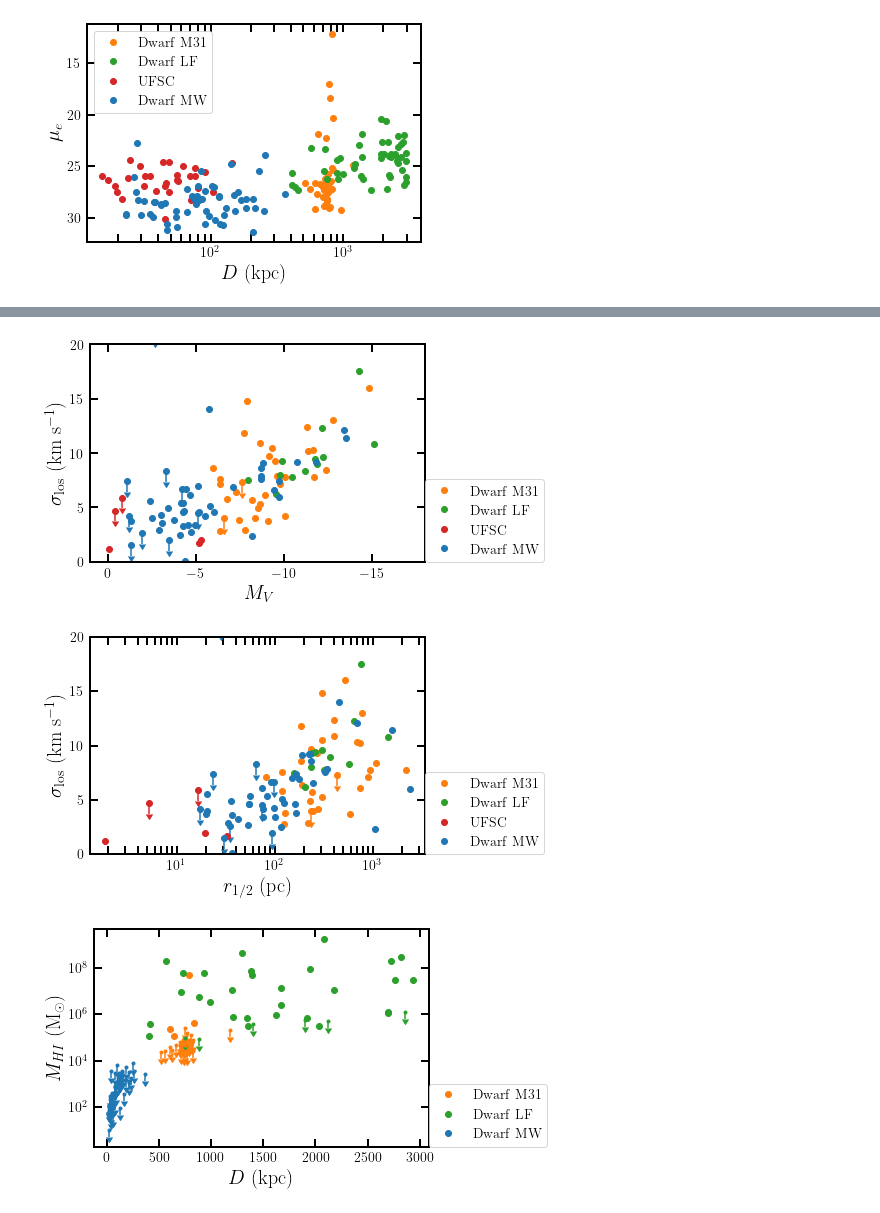
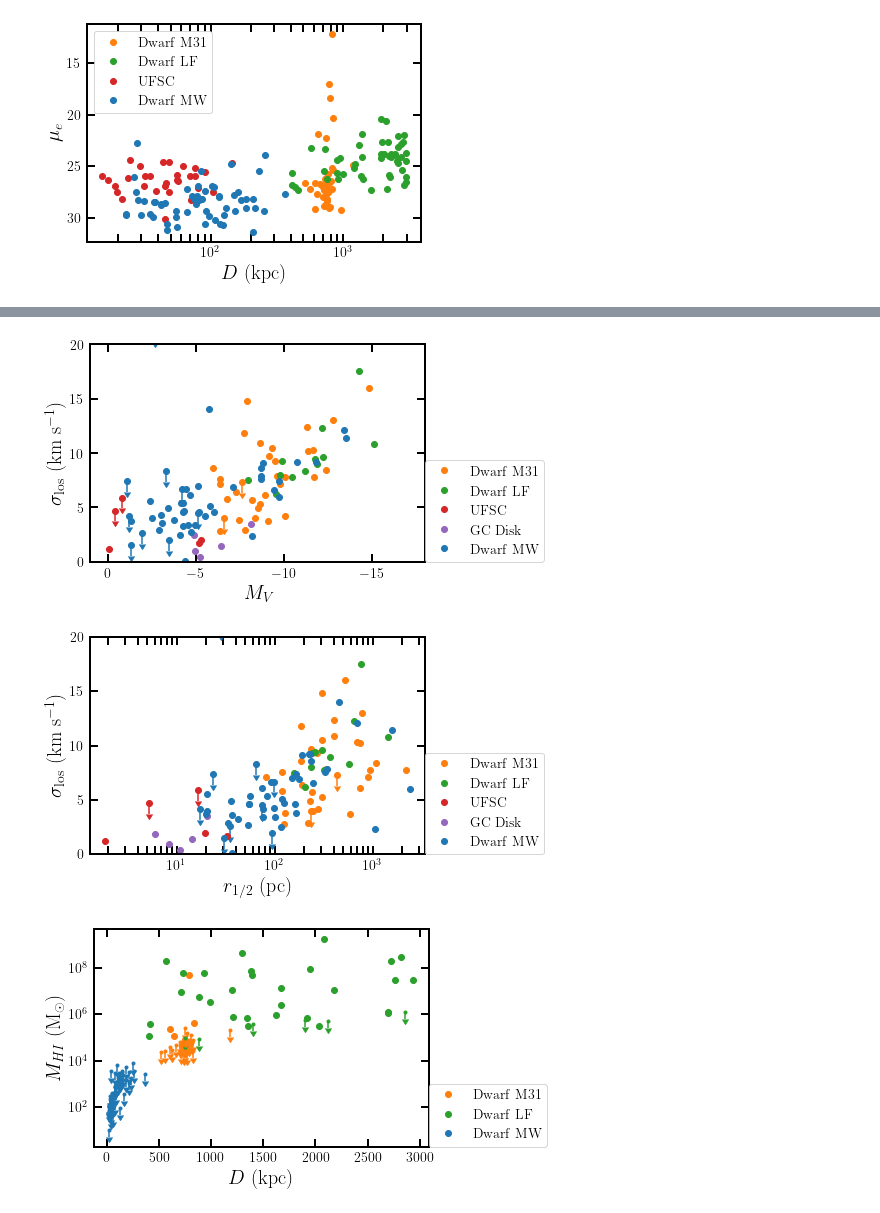
Before and after one commit to apace7/local_volume_database, a Jupyter notebook: example_notebooks/example_plots.ipynb, the cells around one changed output, grey strips where cells are left out. Drawn from its saved outputs; the diff is of its cells as text; code cells hidden in the pictures.

```diff
--- a/example_notebooks/example_plots.ipynb
+++ b/example_notebooks/example_plots.ipynb
@@ -30,3 +31,4 @@ dsph_mw = table.Table.read('../data/dwarf_mw.csv')
 dsph_m31 = table.Table.read('../data/dwarf_m31.csv')
 dsph_lf = table.Table.read('../data/dwarf_local_field.csv')
 ufsc = table.Table.read('../data/gc_ufsc.csv')
+gc_disk = table.Table.read('../data/gc_disk.csv')
@@ -122,31 +134,35 @@ plt.show()
 # %%
 ## MV vs velocity dispersion
 plt.errorbar(dsph_mw['MV'], dsph_mw['vlos_sigma'], fmt='o', label=r'${\rm Dwarf~MW}$', )
-plt.errorbar(dsph_mw['MV'], dsph_mw['vlos_sigma_ul'], fmt='o', yerr=1, uplims=True, c='tab:blue' )
+
+plt.errorbar(dsph_mw['MV'], dsph_mw['vlos_sigma_ul'], fmt='o', yerr=np.ones(len(dsph_mw)), uplims=True, c='tab:blue' )
 plt.plot(dsph_m31['MV'], dsph_m31['vlos_sigma'], 'o', label=r'${\rm Dwarf~M31}$')
-plt.errorbar(dsph_m31['MV'], dsph_m31['vlos_sigma_ul'], fmt='o', yerr=1, uplims=True, c='tab:orange' )
+plt.errorbar(dsph_m31['MV'], dsph_m31['vlos_sigma_ul'], fmt='o', yerr=np.ones(len(dsph_m31)), uplims=True, c='tab:orange' )
 plt.plot(dsph_lf['MV'],dsph_lf['vlos_sigma'], 'o', label=r'${\rm Dwarf~LF}$')
 plt.plot(ufsc['MV'], ufsc['vlos_sigma'], 'o',label=r'${\rm UFSC}$')
-plt.errorbar(ufsc['MV'], ufsc['vlos_sigma_ul'], fmt='o', yerr=1, uplims=True, c='tab:red' )
+plt.errorbar(ufsc['MV'], ufsc['vlos_sigma_ul'], fmt='o', yerr=np.ones(len(ufsc)), uplims=True, c='tab:red' )
+plt.plot(gc_disk['MV'], gc_disk['vlos_sigma'], 'o',label=r'${\rm GC~Disk}$')
+
 # plt.gca().set_xscale('log')
 plt.gca().invert_xaxis()
 plt.gca().set_ylabel(r'$\sigma_{\rm los}~({\rm km~s^{-1}})$')
 plt.gca().set_xlabel(r'$M_V$')
 plt.legend(loc=(1,0))
 plt.xlim(1, -18)
 plt.ylim(0, 20)
 plt.show()
 # %% [output]
-[figure, old version]
+[figure, new version]
 # %%
 ## size vs velocity dispersion
 plt.errorbar(dsph_mw['rhalf_sph_physical'], dsph_mw['vlos_sigma'], fmt='o', label=r'${\rm Dwarf~MW}$', )
-plt.errorbar(dsph_mw['rhalf_sph_physical'], dsph_mw['vlos_sigma_ul'], fmt='o', yerr=1, uplims=True, c='tab:blue' )
+plt.errorbar(dsph_mw['rhalf_sph_physical'], dsph_mw['vlos_sigma_ul'], fmt='o', yerr=np.ones(len(dsph_mw)), uplims=True, c='tab:blue' )
 plt.plot(dsph_m31['rhalf_sph_physical'], dsph_m31['vlos_sigma'], 'o', label=r'${\rm Dwarf~M31}$')
-plt.errorbar(dsph_m31['rhalf_sph_physical'], dsph_m31['vlos_sigma_ul'], fmt='o', yerr=1, uplims=True, c='tab:orange' )
+plt.errorbar(dsph_m31['rhalf_sph_physical'], dsph_m31['vlos_sigma_ul'], fmt='o', yerr=np.ones(len(dsph_m31)), uplims=True, c='tab:orange' )
 plt.plot(dsph_lf['rhalf_sph_physical'],dsph_lf['vlos_sigma'], 'o', label=r'${\rm Dwarf~LF}$')
 plt.plot(ufsc['rhalf_sph_physical'], ufsc['vlos_sigma'], 'o',label=r'${\rm UFSC}$')
-plt.errorbar(ufsc['rhalf_sph_physical'], ufsc['vlos_sigma_ul'], fmt='o', yerr=1, uplims=True, c='tab:red' )
+plt.errorbar(ufsc['rhalf_sph_physical'], ufsc['vlos_sigma_ul'], fmt='o', yerr=np.ones(len(ufsc)), uplims=True, c='tab:red' )
+plt.plot(gc_disk['rhalf_sph_physical'], gc_disk['vlos_sigma'], 'o',label=r'${\rm GC~Disk}$')
 plt.gca().set_xscale('log')
 plt.gca().set_ylabel(r'$\sigma_{\rm los}~({\rm km~s^{-1}})$')
 plt.gca().set_xlabel(r'$r_{1/2}~({\rm pc})$')
@@ -155,7 +171,7 @@ plt.legend(loc=(1,0))
 plt.ylim(0, 20)
 plt.show()
 # %% [output]
-[figure, old version]
+[figure, new version]
 # %%
 plt.errorbar(dsph_mw['distance'], 10**dsph_mw['mass_HI'], fmt='o', label=r'${\rm Dwarf~MW}$', )
 plt.errorbar(dsph_mw['distance'], 235600*dsph_mw['flux_HI_ul']*(dsph_mw['distance']/1000.)**2, fmt='.', yerr=235600*dsph_mw['flux_HI_ul']*(dsph_mw['distance']/1000.)**2/2., uplims=True, c='tab:blue' )
```
Also changed, not shown: parts of 13 cells of this notebook.
